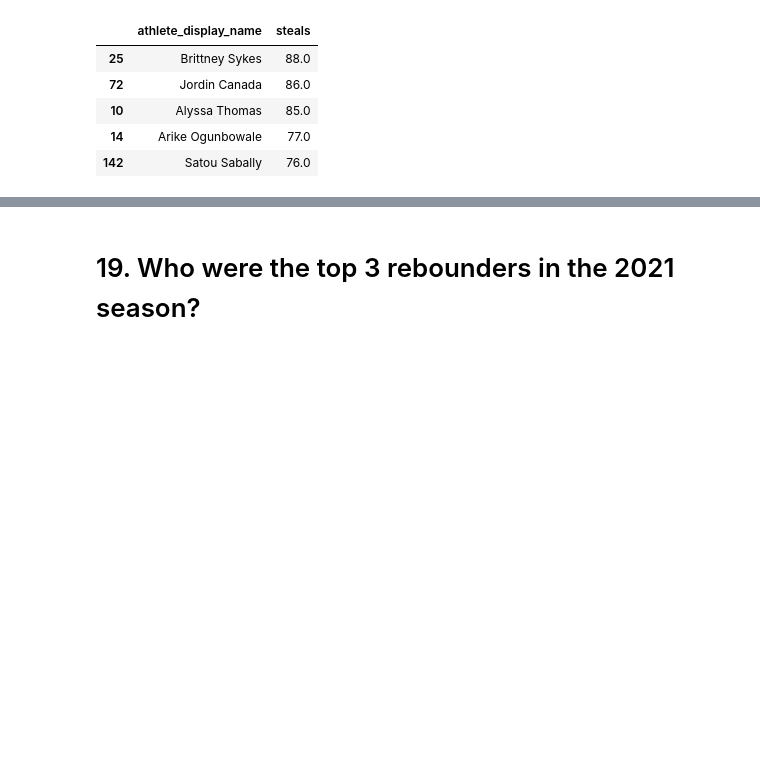
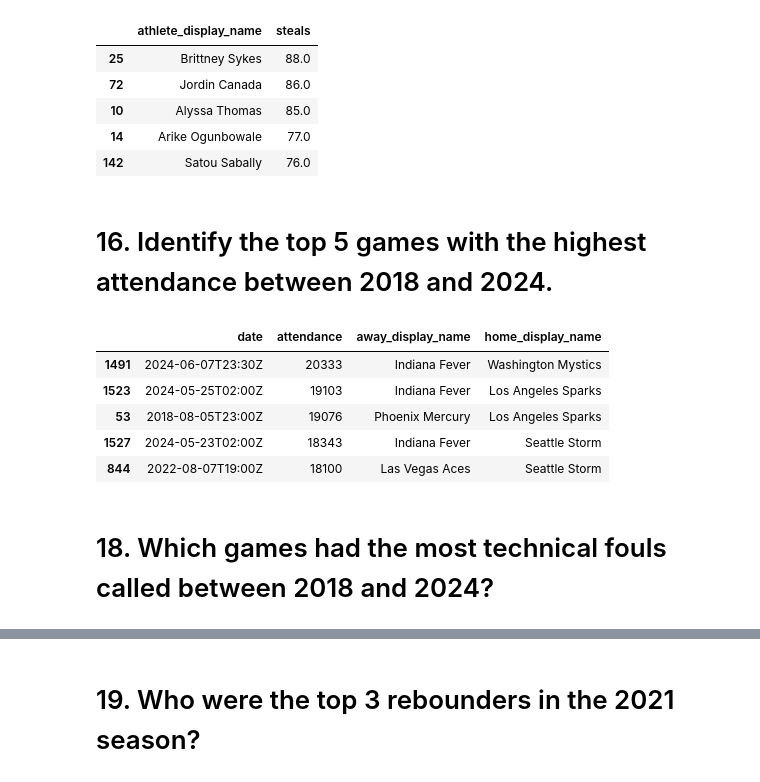
Before and after one commit to MIDS2024-Capstone-HoopIQ/project, a Jupyter notebook: test_questions_answers.ipynb, the cells around one changed output, grey strips where cells are left out. Saved outputs shown, nothing was run; the diff lists cells and outputs as text; code cells hidden in the pictures; blank space fills up the shorter version.

```diff
--- a/test_questions_answers.ipynb
+++ b/test_questions_answers.ipynb
@@ -187,3 +282,30 @@ question_15_df.head()
 | 10 | Alyssa Thomas | 85.0 |
 | 14 | Arike Ogunbowale | 77.0 |
 | 142 | Satou Sabally | 76.0 |
+# %% [markdown]
+# 16. Identify the top 5 games with the highest attendance between 2018 and 2024.
+# %%
+question_16_df_2018 = schedule_2018_df[['date', 'attendance', 'away_display_name', 'home_display_name']]
+question_16_df_2019 = schedule_2019_df[['date', 'attendance', 'away_display_name', 'home_display_name']]
+question_16_df_2020 = schedule_2020_df[['date', 'attendance', 'away_display_name', 'home_display_name']]
+question_16_df_2021 = schedule_2021_df[['date', 'attendance', 'away_display_name', 'home_display_name']]
+question_16_df_2022 = schedule_2022_df[['date', 'attendance', 'away_display_name', 'home_display_name']]
+question_16_df_2023 = schedule_2023_df[['date', 'attendance', 'away_display_name', 'home_display_name']]
+question_16_df_2024 = schedule_2024_df[['date', 'attendance', 'away_display_name', 'home_display_name']]
+
+question_16_df = pd.concat([question_16_df_2018, question_16_df_2019, question_16_df_2020,
+                           question_16_df_2021, question_16_df_2022, question_16_df_2023,
+                           question_16_df_2024], ignore_index=True)
+# %%
+question_16_df = question_16_df.sort_values(by='attendance', ascending=False)
+# %%
+question_16_df.head()
+# %% [output]
+|  | date | attendance | away_display_name | home_display_name |
+| 1491 | 2024-06-07T23:30Z | 20333 | Indiana Fever | Washington Mystics |
+| 1523 | 2024-05-25T02:00Z | 19103 | Indiana Fever | Los Angeles Sparks |
+| 53 | 2018-08-05T23:00Z | 19076 | Phoenix Mercury | Los Angeles Sparks |
+| 1527 | 2024-05-23T02:00Z | 18343 | Indiana Fever | Seattle Storm |
+| 844 | 2022-08-07T19:00Z | 18100 | Las Vegas Aces | Seattle Storm |
+# %% [markdown]
+# 18. Which games had the most technical fouls called between 2018 and 2024?
```
Also changed, not shown: parts of 63 cells of this notebook.
